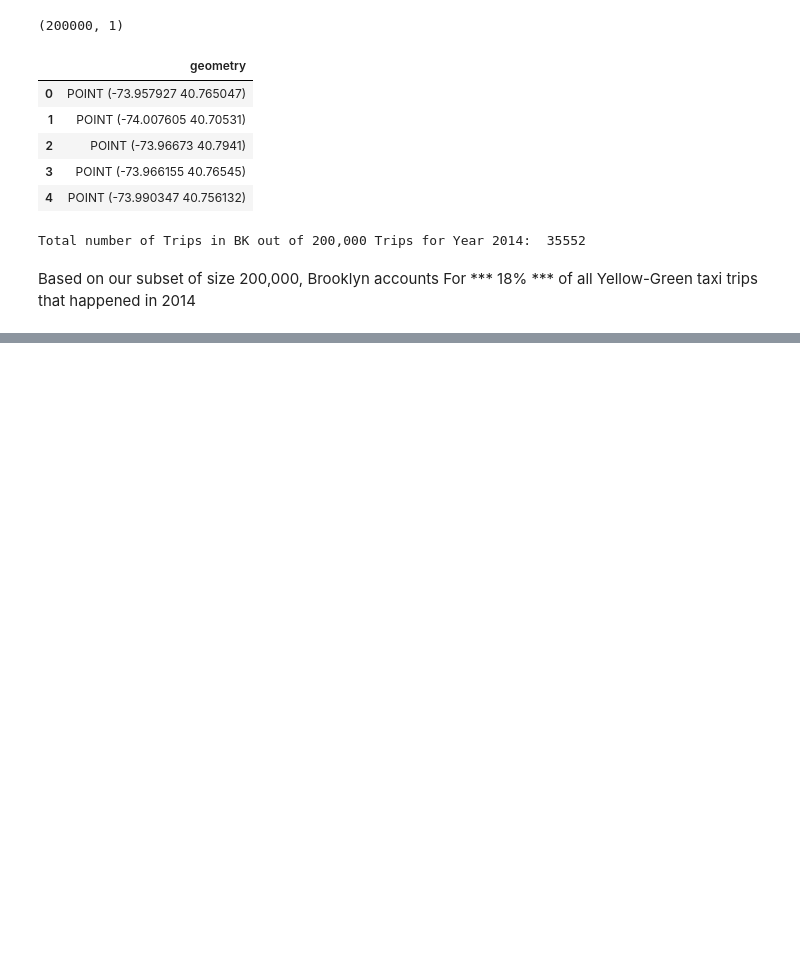
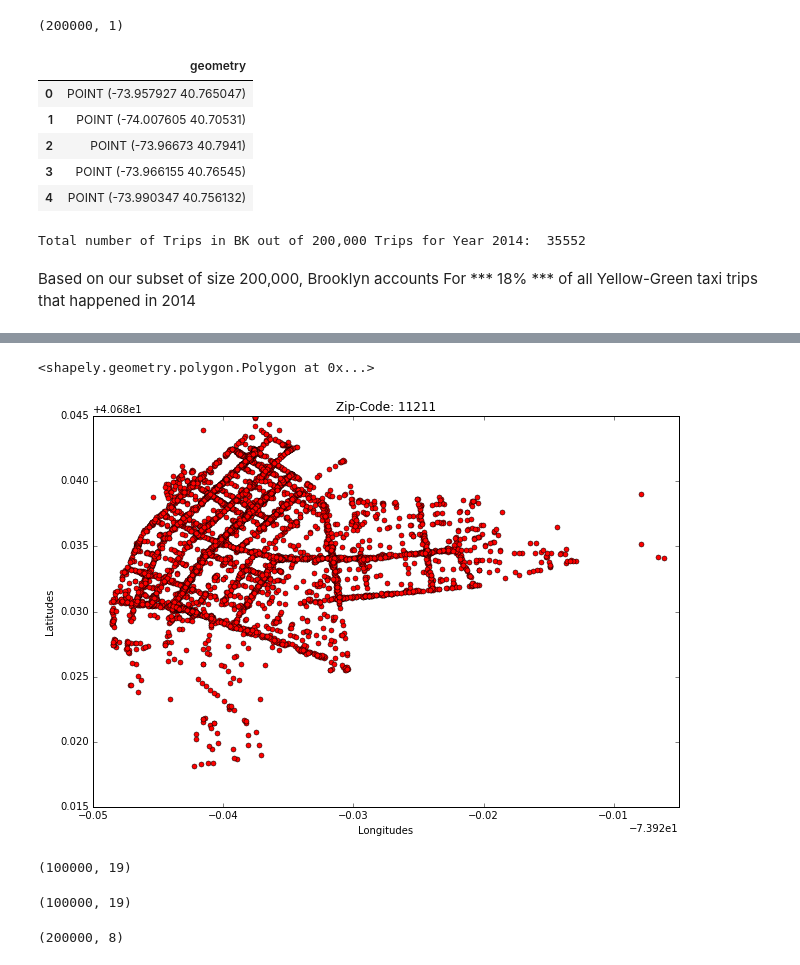
Before and after one commit to cjallow/DataScience-Project, a Jupyter notebook: TAXI_DATA_EXPLORATION-GENTRIFICATION_EXPLORER_CJ.ipynb, the cells around one changed output, grey strips where cells are left out. Drawn from its saved outputs; the diff is of its cells as text; code cells hidden in the pictures; blank space fills up the shorter version.

```diff
--- a/TAXI_DATA_EXPLORATION-GENTRIFICATION_EXPLORER_CJ.ipynb
+++ b/TAXI_DATA_EXPLORATION-GENTRIFICATION_EXPLORER_CJ.ipynb
@@ -193,0 +198,42 @@ BK_per_Zip_df[BK_per_Zip_df['Num Trips per Zip in BK']]
+# %%
+Plot_11211 = GeoPickup_BK[GeoPickup_BK.geometry.within(BK.geometry[13])]
+BK.geometry[13]
+Plot_11211.plot(marker='o', color='red', markersize=5, figsize=(14,7))
+plt.title("Zip-Code: " + str(BK.postalCode.iloc[13]))
+plt.xlabel("Longitudes")
+plt.ylabel("Latitudes")
+BK.geometry[13]
+# %% [output]
+<shapely.geometry.polygon.Polygon at 0x...>
+[figure, added]
+# %%
+#YELLOW-TAXI 2013 DATA-SET EXPLORATION
+YTD_13_CC       = 'https://data.cityofnewyork.us/resource/t7ny-aygi.json?vendorid=VTS&payment_type=CRD&$limit=50000'
+YTD_13_CSH      = 'https://data.cityofnewyork.us/resource/t7ny-aygi.json?vendorid=VTS&payment_type=CSH&$limit=50000'
+raw_data_Y13CC  = pd.read_json(YTD_13_CC)   #50,000 rows
+raw_data_Y13CS  = pd.read_json(YTD_13_CSH) #50,000 rows
+raw_data_Y13    = raw_data_Y13CC.append(raw_data_Y13CS)
+raw_data_Y13.shape #100,000
+# %% [output]
+(100000, 19)
+# %%
+#GREEN-TAXI 2013 DATA-SET EXPLORATION
+GTD_13_CC       ='https://data.cityofnewyork.us/resource/h4pe-ymjc.json?vendorid=2&payment_type=1&$limit=50000'
+GTD_13_CSH      ='https://data.cityofnewyork.us/resource/h4pe-ymjc.json?vendorid=2&payment_type=2&$limit=50000'
+raw_data_G13CC  = pd.read_json(GTD_13_CC)   #50,000 rows
+raw_data_G13CS  = pd.read_json(GTD_13_CSH) #50,000 rows
+raw_data_G13    = raw_data_G13CC.append(raw_data_G13CS)
+raw_data_G13.shape #100,000
+# %% [output]
+(100000, 19)
+# %%
+TD_13 = [raw_data_Y13,raw_data_G13]
+match_col(TD_13)
+Y_M_13 = TD_13[0]
+G_M_13 = TD_13[1]
+Processed_YTD = needed_col(Y_M_13)
+processed_GTD = needed_col(G_M_13)
+Taxi_Data_13  = Processed_YTD.append(processed_GTD)
+Taxi_Data_13.shape
+# %% [output]
+(200000, 8)
```
Also changed, not shown: parts of 16 cells of this notebook.
